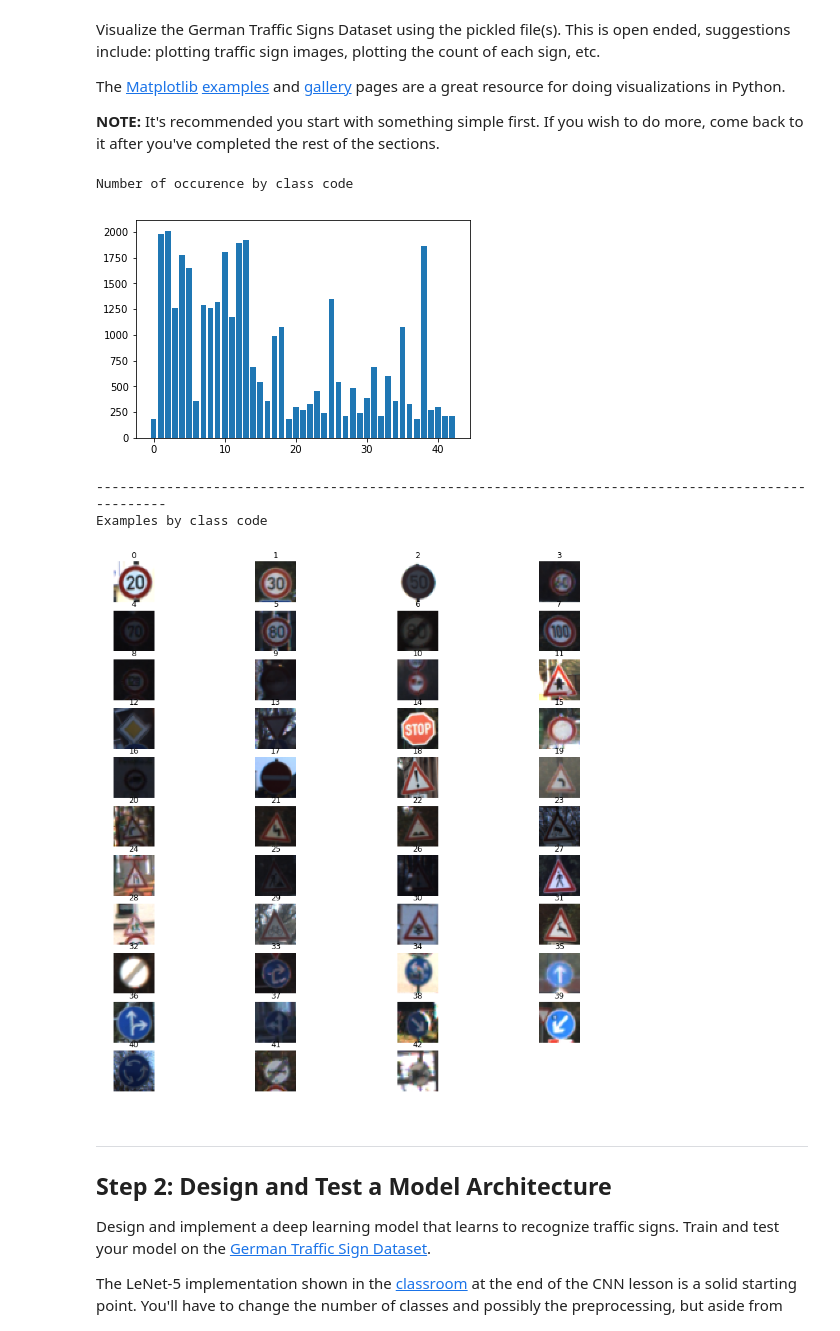
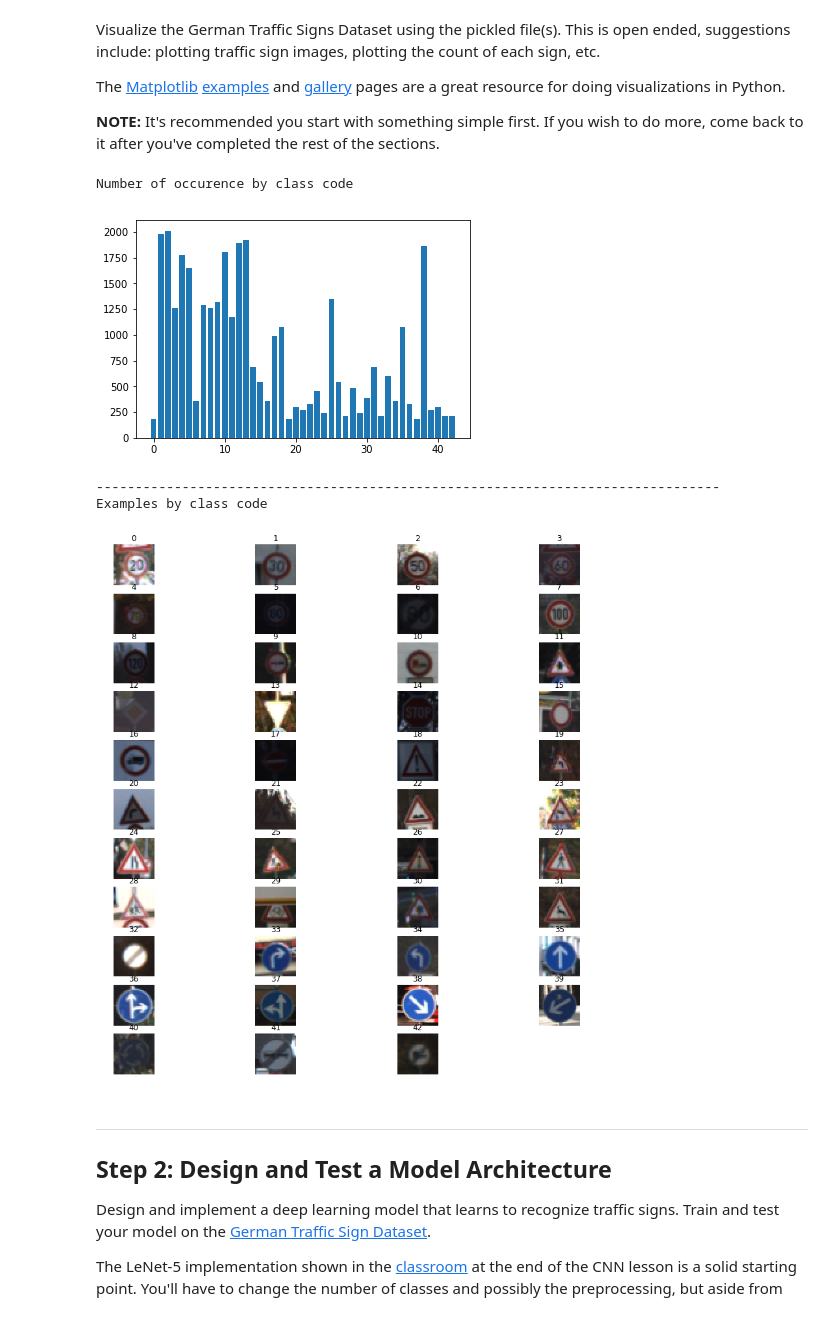
Before and after one commit to gderoo/self_driving_car, a Jupyter notebook: Project 2 - Traffic Sign Classifier/Traffic_Sign_Classifier.ipynb, the cells around one changed output. Cells and saved outputs as stored; diff of their text form; code cells hidden in the pictures.

Commit message:
trained

```diff
--- a/Project 2 - Traffic Sign Classifier/Traffic_Sign_Classifier.ipynb
+++ b/Project 2 - Traffic Sign Classifier/Traffic_Sign_Classifier.ipynb
@@ -115,37 +114,40 @@ import numpy as np
 
 print("Number of occurence by class code")
 
 figsize=(15,15)
-plt.bar(range(n_classes), np.bincount(y_train))
+nb_per_class = np.bincount(y_train)
+max_per_class = np.max(nb_per_class)
+plt.bar(range(n_classes), nb_per_class)
 plt.show()
-print("-"*100)
+
+print("-"*80)
 print("Examples by class code")
 
 # Small function giving back a random image corresponding to a given label
 def rnd_image(i):
     l = np.where(y_train == i)
     li = random.choice(l[0])
     return X_train[li]
 
 fig, ax = plt.subplots(11,4, figsize=(15,15))
 
 for i in range(n_classes):
     img = rnd_image(i)
     d = divmod(i,4)
     ax[d[0],d[1]].imshow(img)
     ax[d[0],d[1]].axis('off')
     ax[d[0],d[1]].set_title(i)
 
 # Fixing the last cell to avoid having axes on it
 ax[10,3].axis('off')
 
 plt.show()
 # %% [output]
 Number of occurence by class code
 [figure]
-----------------------------------------------------------------------------------------------------
+--------------------------------------------------------------------------------
 Examples by class code
-[figure, old version]
+[figure, new version]
 # %% [markdown]
 ----
 
```
Also changed, not shown: parts of 25 cells of this notebook, 8 other files.
